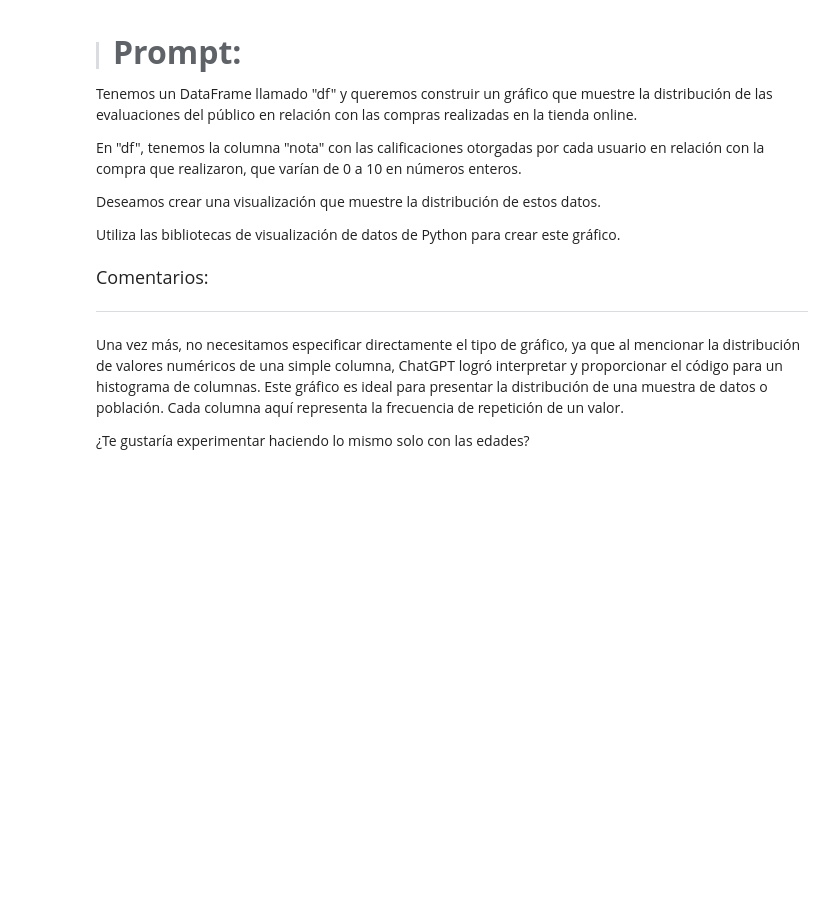
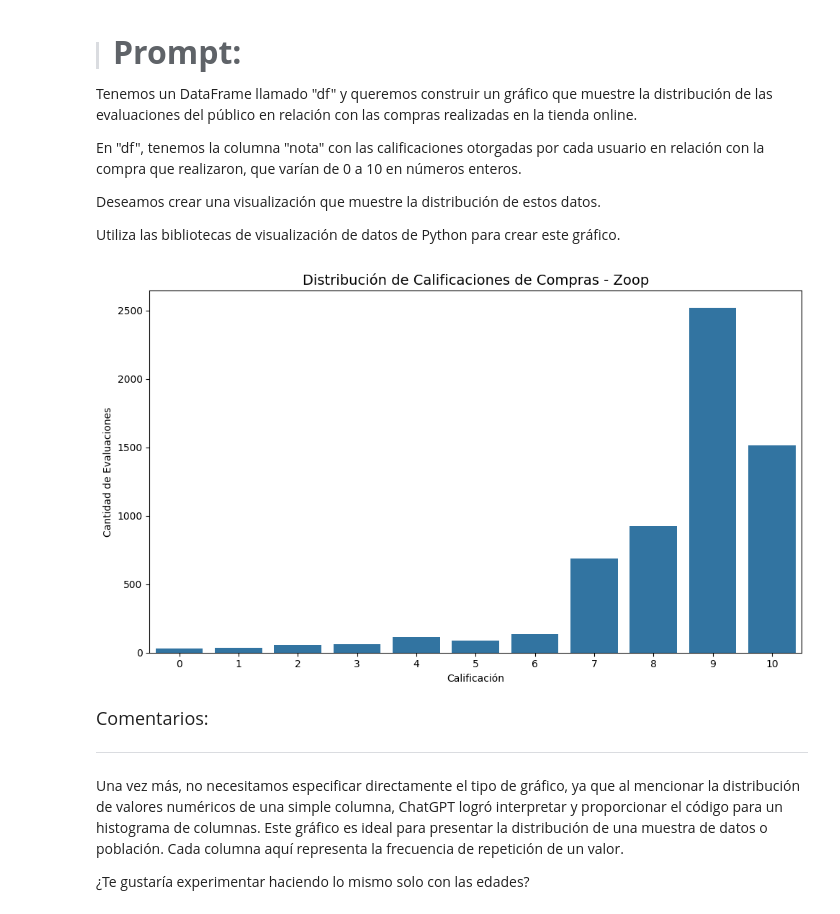
Before and after one commit to MUXULCRACK/Data-Science, a Jupyter notebook: IA_aplicada_a_ciencia_de_datos.ipynb, the cells around one changed output. Saved outputs shown, nothing was run; the diff lists cells and outputs as text; code cells hidden in the pictures; blank space fills up the shorter version.

```diff
--- a/IA_aplicada_a_ciencia_de_datos.ipynb
+++ b/IA_aplicada_a_ciencia_de_datos.ipynb
@@ -845,6 +880,26 @@ En "df", tenemos la columna "nota" con las calificaciones otorgadas por cada usu
 Deseamos crear una visualización que muestre la distribución de estos datos.
 
 Utiliza las bibliotecas de visualización de datos de Python para crear este gráfico.
+# %%
+# Asegurar que las notas están en formato entero
+df['nota'] = df['nota'].astype(int)
+
+# Contar frecuencia de cada calificación
+notas_counts = df['nota'].value_counts().sort_index()
+
+# Crear gráfico de barras
+plt.figure(figsize=(10, 6))
+sns.barplot(x=notas_counts.index, y=notas_counts.values, color='#1f77b4')
+
+# Personalizar gráfico
+plt.title('Distribución de Calificaciones de Compras - Zoop', fontsize=14)
+plt.xlabel('Calificación')
+plt.ylabel('Cantidad de Evaluaciones')
+plt.xticks(range(0, 11))  # Mostrar de 0 a 10
+plt.tight_layout()
+plt.show()
+# %% [output]
+[figure, added]
 # %% [markdown]
 <font color="7b71ff" size=4> Comentarios: </font>
 
```
Also changed, not shown: parts of 19 cells of this notebook.
